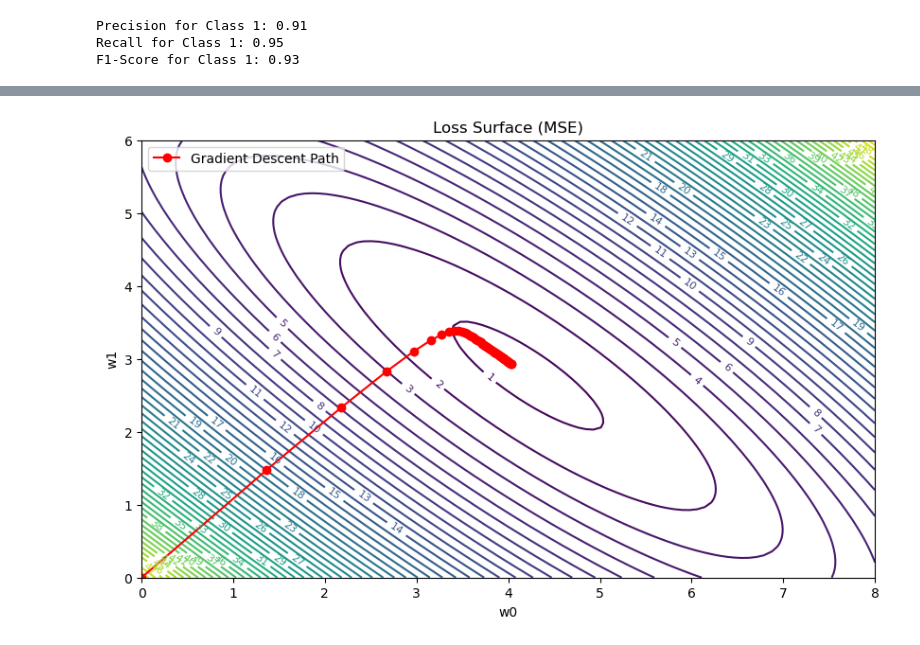
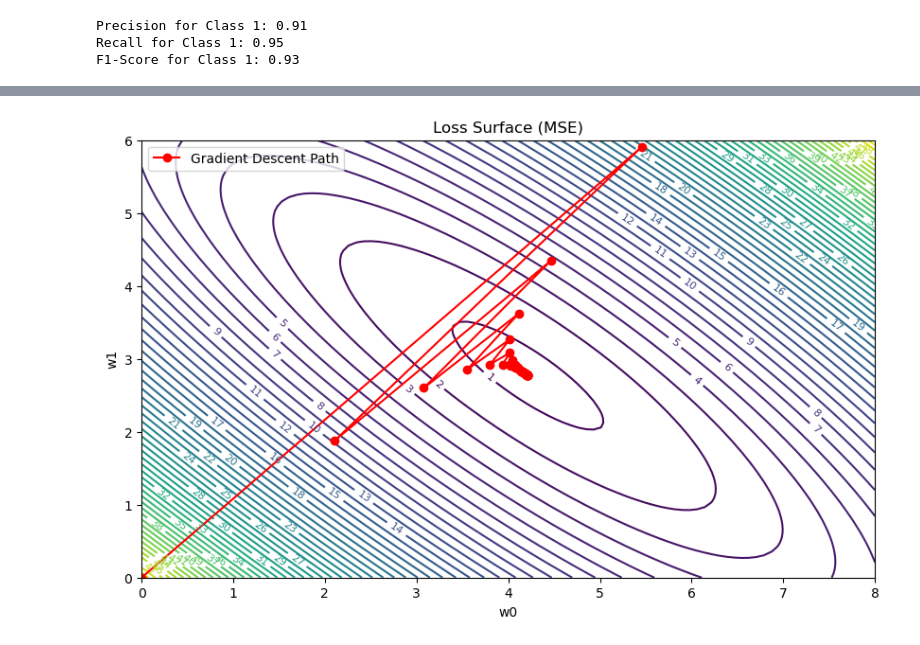
Before and after one commit to tihassfjord/RepDatWest, a Jupyter notebook: assignment2/ass2_2nd.ipynb, the cells around one changed output, grey strips where cells are left out. Drawn from its saved outputs; the diff is of its cells as text; code cells hidden in the pictures.

```diff
--- a/assignment2/ass2_2nd.ipynb
+++ b/assignment2/ass2_2nd.ipynb
@@ -489,29 +448,3 @@ print(f"F1-Score for Class 1: {f1:.2f}")
 Precision for Class 1: 0.91
 Recall for Class 1: 0.95
 F1-Score for Class 1: 0.93
-# %%
-# Step 6: Implement Classifier
-prior_c0 = np.mean(y_train == 0)
-prior_c1 = np.mean(y_train == 1)
-print(f"\nClass Prior for Class 0: {prior_c0}")
-print(f"Class Prior for Class 1: {prior_c1}")
-
-def bayes_classifier(x, alpha, beta, mu, sigma, prior_c0, prior_c1):
-    likelihood_c0 = gamma_pdf(x, alpha, beta)
-    likelihood_c1 = gaussian_pdf(x, mu, sigma)
-    posterior_c0 = likelihood_c0 * prior_c0
-    posterior_c1 = likelihood_c1 * prior_c1
-    predictions = np.where(posterior_c0 > posterior_c1, 0, 1)
-    return predictions
-
-# Make Predictions
-X_test_reshaped = X_test.reshape(-1, 1)
-y_pred = bayes_classifier(X_test_reshaped.flatten(), alpha, beta_hat, mu_hat, sigma_hat, prior_c0, prior_c1)
-
-# Evaluate Classifier
-accuracy = np.mean(y_pred == y_test)
-print(f"\nTest Accuracy: {accuracy * 100:.2f}%")
-
-confusion_matrix = pd.crosstab(y_test, y_pred, rownames=['Actual'], colnames=['Predicted'], margins=True)
-print("\nConfusion Matrix:")
-print(confusion_matrix)
@@ -551,32 +557,32 @@ Loss = np.array([[mse_loss(w0, w1, x, y) for w0 in w0_values] for w1 in w1_value
 
 # Plot the loss surface
 plt.figure(figsize=(10, 6))
 CS = plt.contour(W0, W1, Loss, levels=50, cmap='viridis')
 plt.clabel(CS, inline=1, fontsize=8)
 plt.xlabel('w0')
 plt.ylabel('w1')
 plt.title('Loss Surface (MSE)')
 # Initialize weights
 w0, w1 = 0.0, 0.0
-learning_rate = 0.1
+learning_rate = 0.4
 iterations = 50
 w0_history = [w0]
 w1_history = [w1]
 
 # Gradient descent loop
 for i in range(iterations):
     y_pred = w0 + w1 * x
     error = y_pred - y
     grad_w0 = (2 / N) * np.sum(error)
     grad_w1 = (2 / N) * np.sum(error * x)
     w0 -= learning_rate * grad_w0
     w1 -= learning_rate * grad_w1
     w0_history.append(w0)
     w1_history.append(w1)
 
 # Plot the trajectory
 plt.plot(w0_history, w1_history, 'ro-', label='Gradient Descent Path')
 plt.legend()
 plt.show()
 # %% [output]
-[figure, old version]
+[figure, new version]
```
Also changed, not shown: parts of 6 cells of this notebook, 4 other files.
